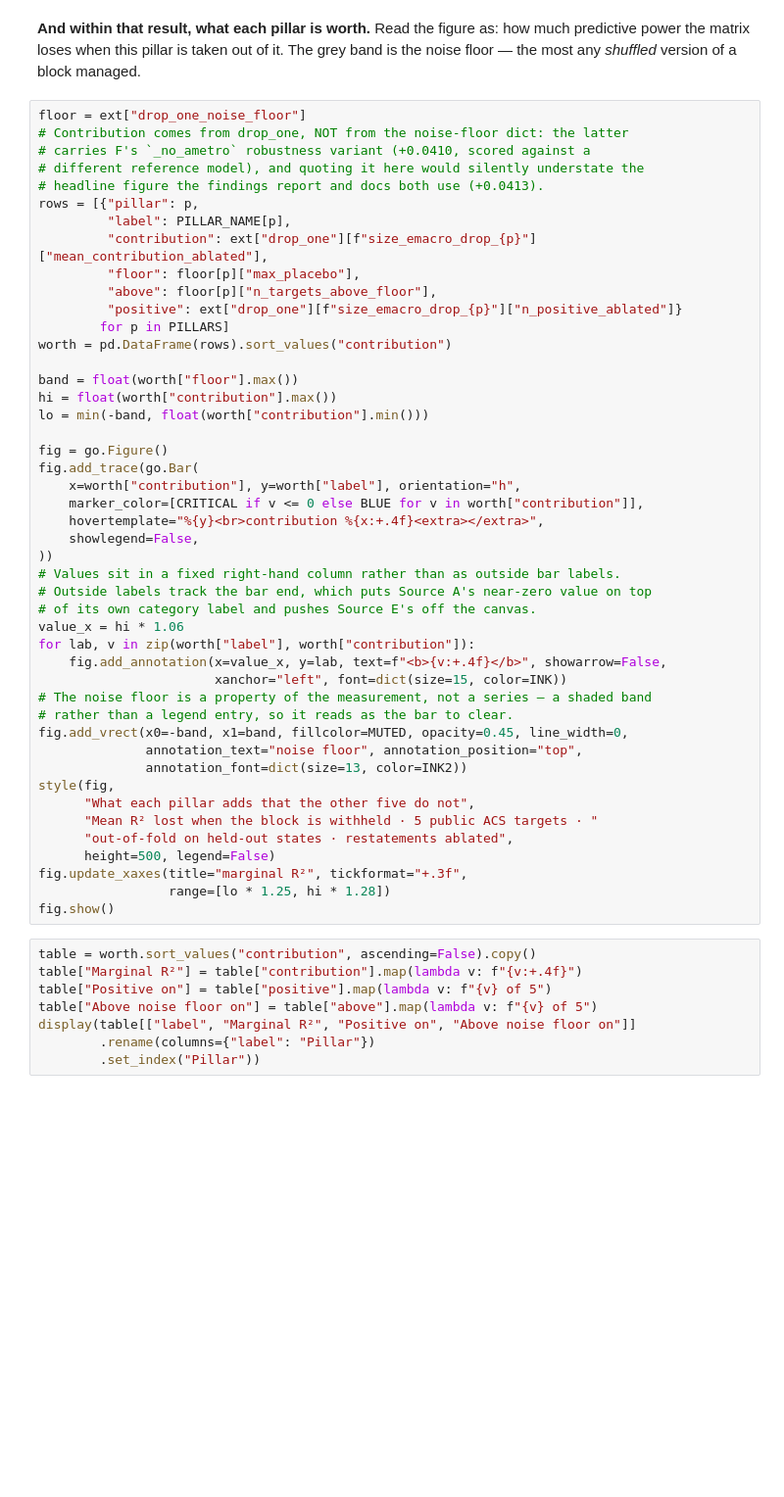
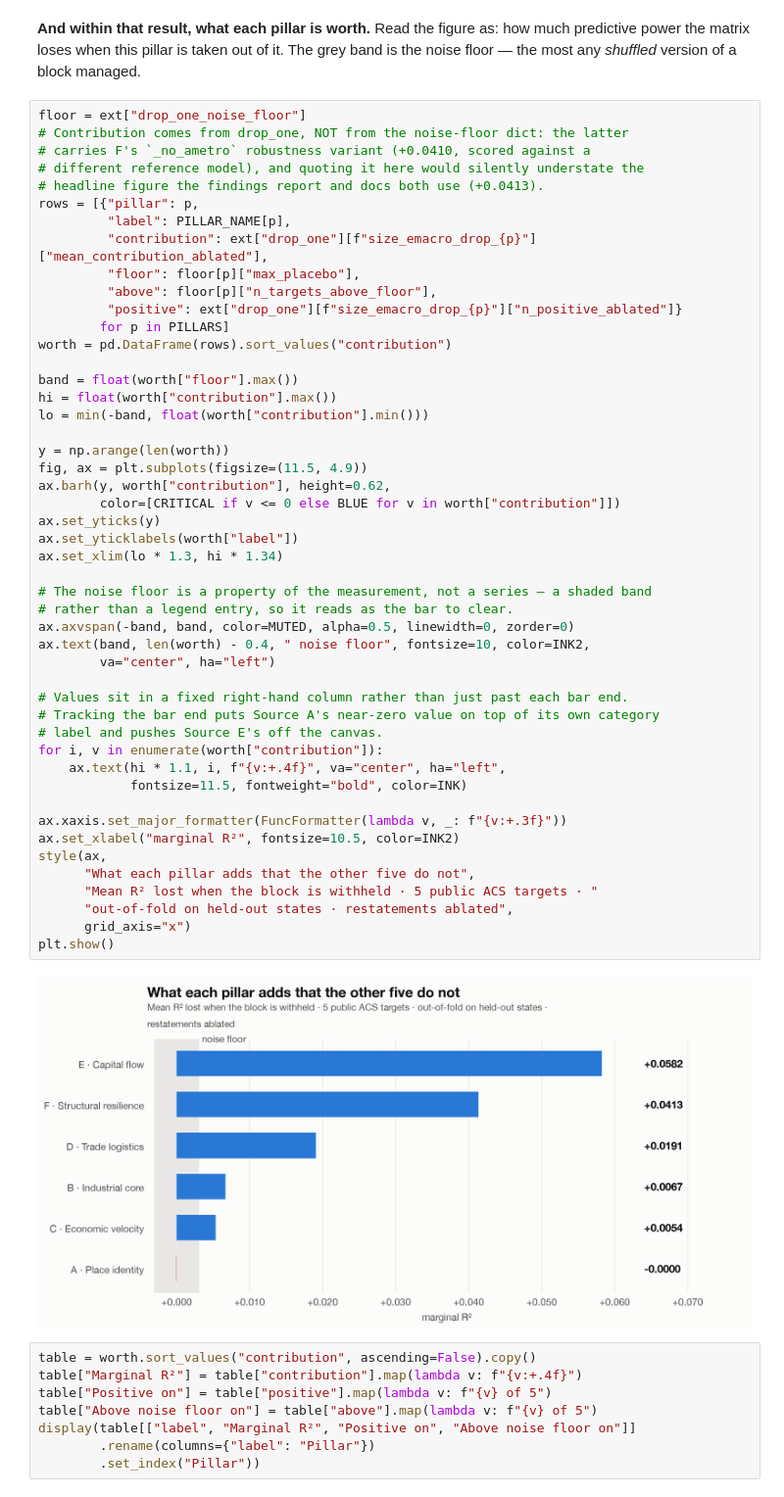
Before and after one commit to Max-Garcia-06/macro_embeddings, a Jupyter notebook: analysis-output/E_macro_pillar_worth_2026-08-13.ipynb, the cells around one changed output. Shown at 98% size. Drawn from its saved outputs; the diff is of its cells as text; blank space fills up the shorter version.

```diff
--- a/analysis-output/E_macro_pillar_worth_2026-08-13.ipynb
+++ b/analysis-output/E_macro_pillar_worth_2026-08-13.ipynb
@@ -223,49 +253,53 @@ band is the noise floor — the most any *shuffled* version of a block managed.
 # %%
 floor = ext["drop_one_noise_floor"]
 # Contribution comes from drop_one, NOT from the noise-floor dict: the latter
 # carries F's `_no_ametro` robustness variant (+0.0410, scored against a
 # different reference model), and quoting it here would silently understate the
 # headline figure the findings report and docs both use (+0.0413).
 rows = [{"pillar": p,
          "label": PILLAR_NAME[p],
          "contribution": ext["drop_one"][f"size_emacro_drop_{p}"]["mean_contribution_ablated"],
          "floor": floor[p]["max_placebo"],
          "above": floor[p]["n_targets_above_floor"],
          "positive": ext["drop_one"][f"size_emacro_drop_{p}"]["n_positive_ablated"]}
         for p in PILLARS]
 worth = pd.DataFrame(rows).sort_values("contribution")
 
 band = float(worth["floor"].max())
 hi = float(worth["contribution"].max())
 lo = min(-band, float(worth["contribution"].min()))
 
-fig = go.Figure()
-fig.add_trace(go.Bar(
-    x=worth["contribution"], y=worth["label"], orientation="h",
-    marker_color=[CRITICAL if v <= 0 else BLUE for v in worth["contribution"]],
-    hovertemplate="%{y}<br>contribution %{x:+.4f}<extra></extra>",
-    showlegend=False,
-))
-# Values sit in a fixed right-hand column rather than as outside bar labels.
-# Outside labels track the bar end, which puts Source A's near-zero value on top
-# of its own category label and pushes Source E's off the canvas.
-value_x = hi * 1.06
-for lab, v in zip(worth["label"], worth["contribution"]):
-    fig.add_annotation(x=value_x, y=lab, text=f"<b>{v:+.4f}</b>", showarrow=False,
-                       xanchor="left", font=dict(size=15, color=INK))
+y = np.arange(len(worth))
+fig, ax = plt.subplots(figsize=(11.5, 4.9))
+ax.barh(y, worth["contribution"], height=0.62,
+        color=[CRITICAL if v <= 0 else BLUE for v in worth["contribution"]])
+ax.set_yticks(y)
+ax.set_yticklabels(worth["label"])
+ax.set_xlim(lo * 1.3, hi * 1.34)
+
 # The noise floor is a property of the measurement, not a series — a shaded band
 # rather than a legend entry, so it reads as the bar to clear.
-fig.add_vrect(x0=-band, x1=band, fillcolor=MUTED, opacity=0.45, line_width=0,
-              annotation_text="noise floor", annotation_position="top",
-              annotation_font=dict(size=13, color=INK2))
-style(fig,
+ax.axvspan(-band, band, color=MUTED, alpha=0.5, linewidth=0, zorder=0)
+ax.text(band, len(worth) - 0.4, " noise floor", fontsize=10, color=INK2,
+        va="center", ha="left")
+
+# Values sit in a fixed right-hand column rather than just past each bar end.
+# Tracking the bar end puts Source A's near-zero value on top of its own category
+# label and pushes Source E's off the canvas.
+for i, v in enumerate(worth["contribution"]):
+    ax.text(hi * 1.1, i, f"{v:+.4f}", va="center", ha="left",
+            fontsize=11.5, fontweight="bold", color=INK)
+
+ax.xaxis.set_major_formatter(FuncFormatter(lambda v, _: f"{v:+.3f}"))
+ax.set_xlabel("marginal R²", fontsize=10.5, color=INK2)
+style(ax,
       "What each pillar adds that the other five do not",
       "Mean R² lost when the block is withheld · 5 public ACS targets · "
       "out-of-fold on held-out states · restatements ablated",
-      height=500, legend=False)
-fig.update_xaxes(title="marginal R²", tickformat="+.3f",
-                 range=[lo * 1.25, hi * 1.28])
-fig.show()
+      grid_axis="x")
+plt.show()
+# %% [output]
+[figure, added]
 # %%
 table = worth.sort_values("contribution", ascending=False).copy()
 table["Marginal R²"] = table["contribution"].map(lambda v: f"{v:+.4f}")
```
Also changed, not shown: parts of 7 cells of this notebook, 2 other files.
